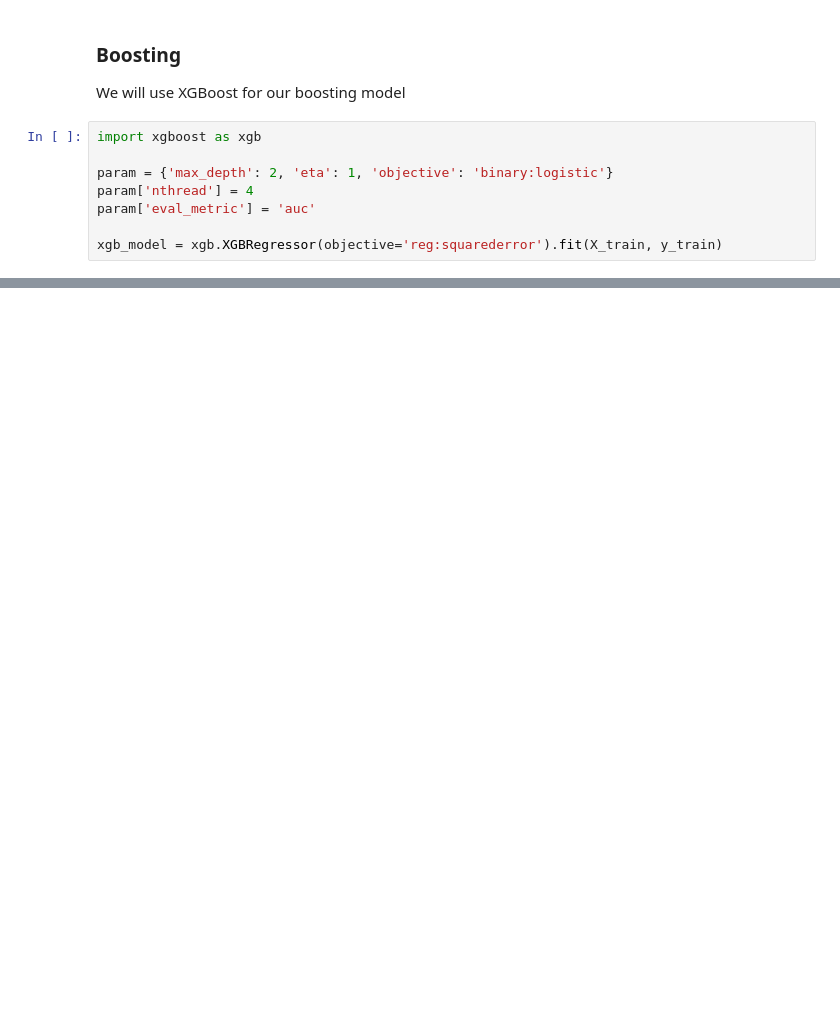
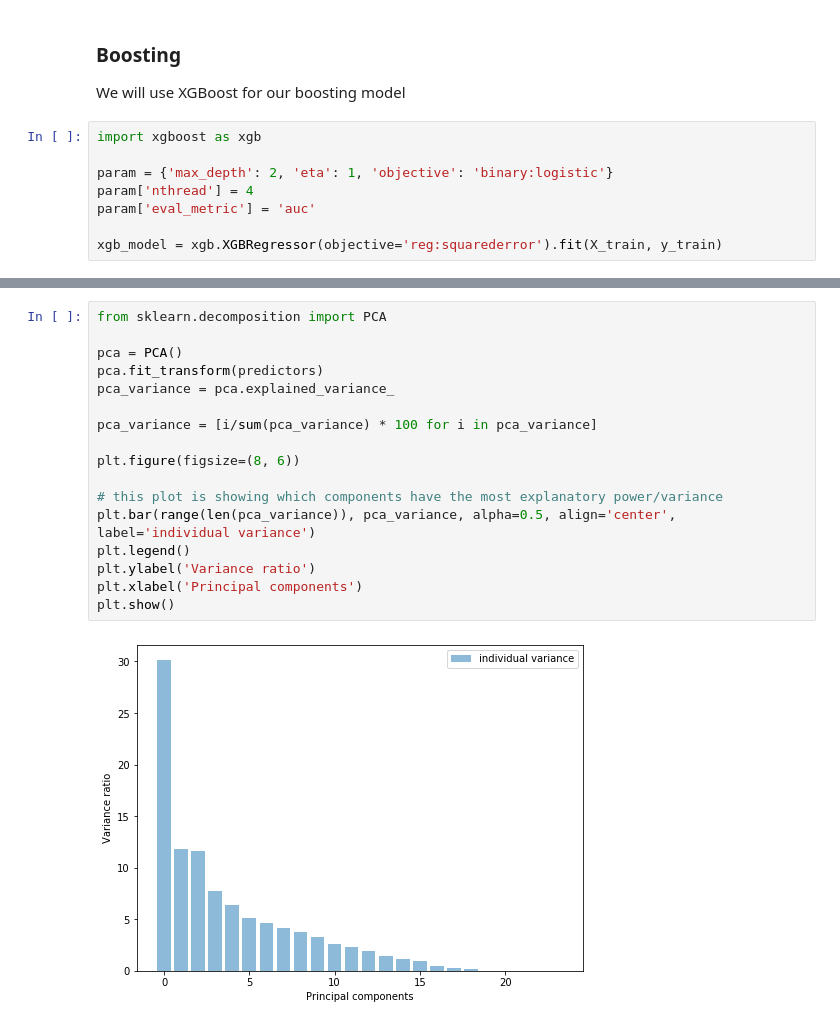
Before and after one commit to BrianNguyen214/NBA-Machine-Learning-Project, a Jupyter notebook: MLProject.ipynb, the cells around one changed output, grey strips where cells are left out. Drawn from its saved outputs; the diff is of its cells as text; blank space fills up the shorter version.

```diff
--- a/MLProject.ipynb
+++ b/MLProject.ipynb
@@ -528,0 +542,19 @@ It appears that our Random Forrest does better than XGBoost. XGBoost is most lik
+# %%
+from sklearn.decomposition import PCA
+
+pca = PCA()
+pca.fit_transform(predictors)
+pca_variance = pca.explained_variance_
+
+pca_variance = [i/sum(pca_variance) * 100 for i in pca_variance]
+
+plt.figure(figsize=(8, 6))
+
+# this plot is showing which components have the most explanatory power/variance
+plt.bar(range(len(pca_variance)), pca_variance, alpha=0.5, align='center', label='individual variance')
+plt.legend()
+plt.ylabel('Variance ratio')
+plt.xlabel('Principal components')
+plt.show()
+# %% [output]
+[figure, added]
```
Also changed, not shown: parts of 43 cells of this notebook.
